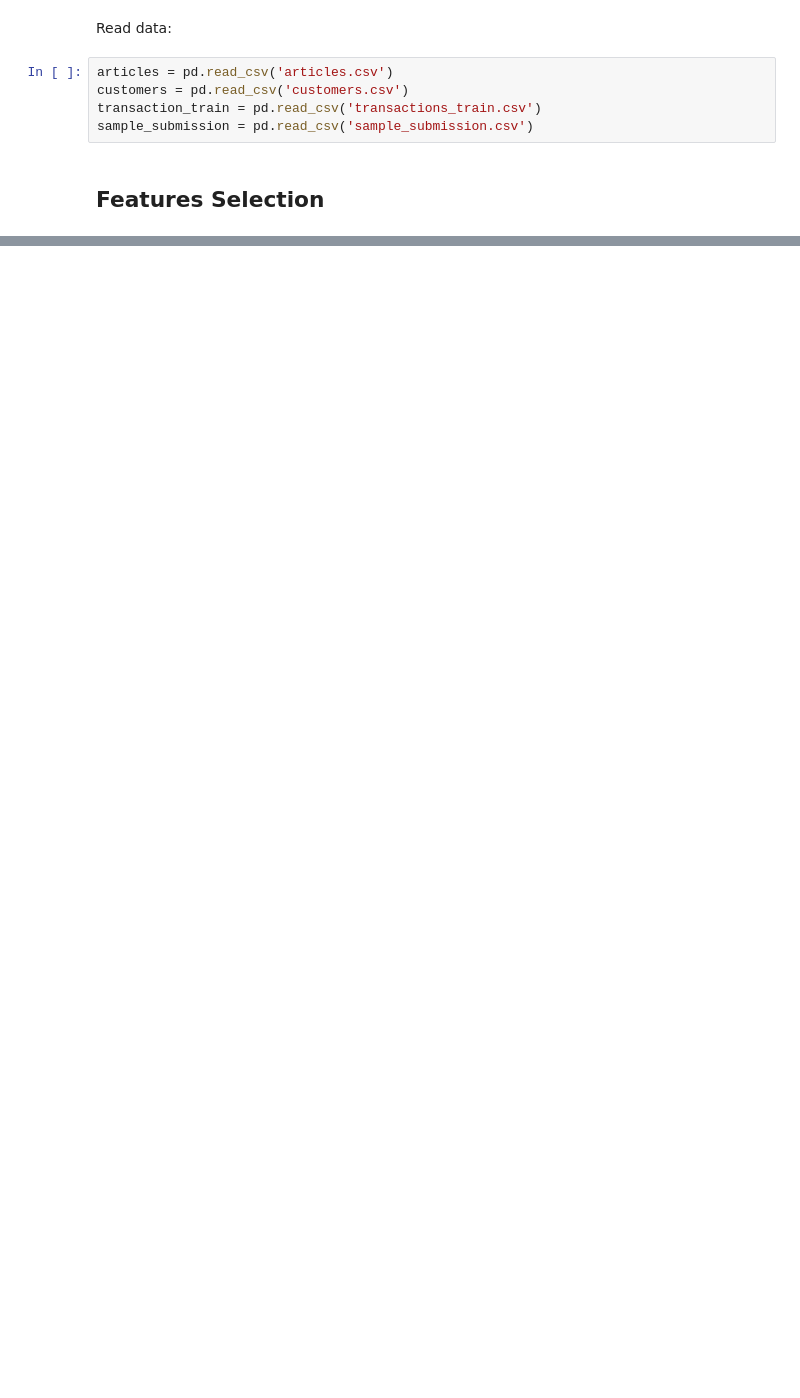
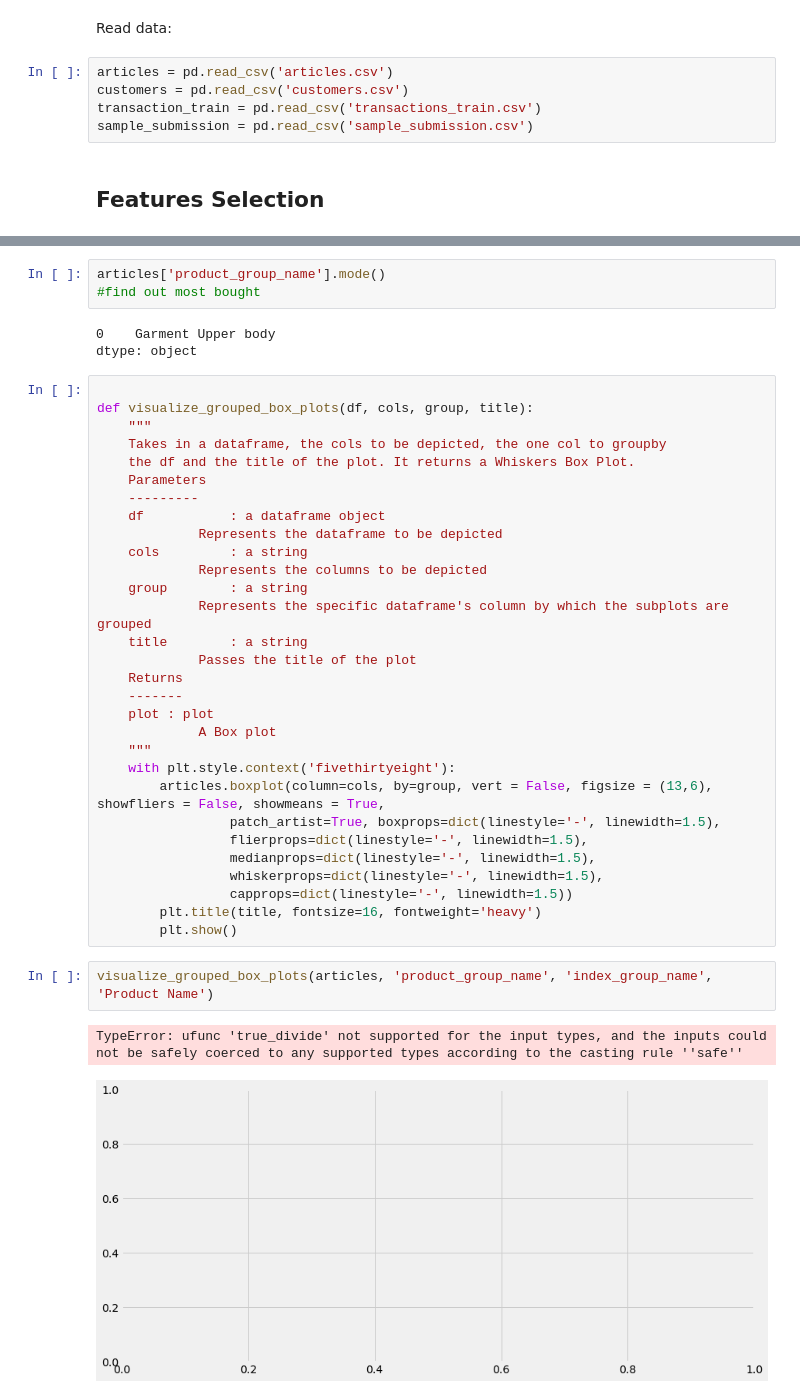
Before and after one commit to alexamew/H-M-Personalized-Fashion-Recommendations, a Jupyter notebook: main.ipynb, the cells around one changed output, grey strips where cells are left out. Drawn from its saved outputs; the diff is of its cells as text; blank space fills up the shorter version.

```diff
--- a/main.ipynb
+++ b/main.ipynb
@@ -45,0 +94,41 @@ sample_submission.head()
+# %%
+articles['product_group_name'].mode()
+#find out most bought
+# %% [output]
+0    Garment Upper body
+dtype: object
+# %%
+
+def visualize_grouped_box_plots(df, cols, group, title):
+    """
+    Takes in a dataframe, the cols to be depicted, the one col to groupby
+    the df and the title of the plot. It returns a Whiskers Box Plot.
+    Parameters
+    ---------
+    df           : a dataframe object
+             Represents the dataframe to be depicted
+    cols         : a string
+             Represents the columns to be depicted
+    group        : a string
+             Represents the specific dataframe's column by which the subplots are grouped
+    title        : a string
+             Passes the title of the plot
+    Returns
+    -------
+    plot : plot
+             A Box plot
+    """
+    with plt.style.context('fivethirtyeight'):
+        articles.boxplot(column=cols, by=group, vert = False, figsize = (13,6), showfliers = False, showmeans = True,
+                 patch_artist=True, boxprops=dict(linestyle='-', linewidth=1.5),
+                 flierprops=dict(linestyle='-', linewidth=1.5),
+                 medianprops=dict(linestyle='-', linewidth=1.5),
+                 whiskerprops=dict(linestyle='-', linewidth=1.5),
+                 capprops=dict(linestyle='-', linewidth=1.5))
+        plt.title(title, fontsize=16, fontweight='heavy')
+        plt.show()
+# %%
+visualize_grouped_box_plots(articles, 'product_group_name', 'index_group_name', 'Product Name')
+# %% [output]
+TypeError: ufunc 'true_divide' not supported for the input types, and the inputs could not be safely coerced to any supported types according to the casting rule ''safe''
+[figure, added]
```
Also changed, not shown: parts of 32 cells of this notebook.
